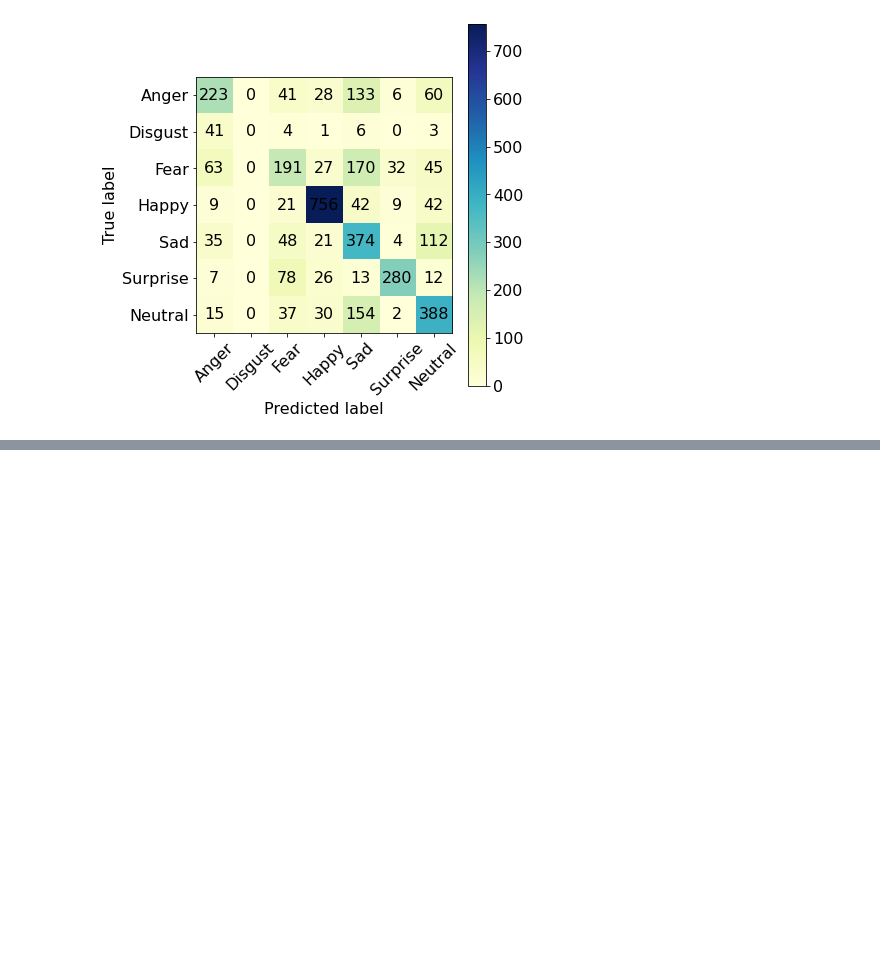
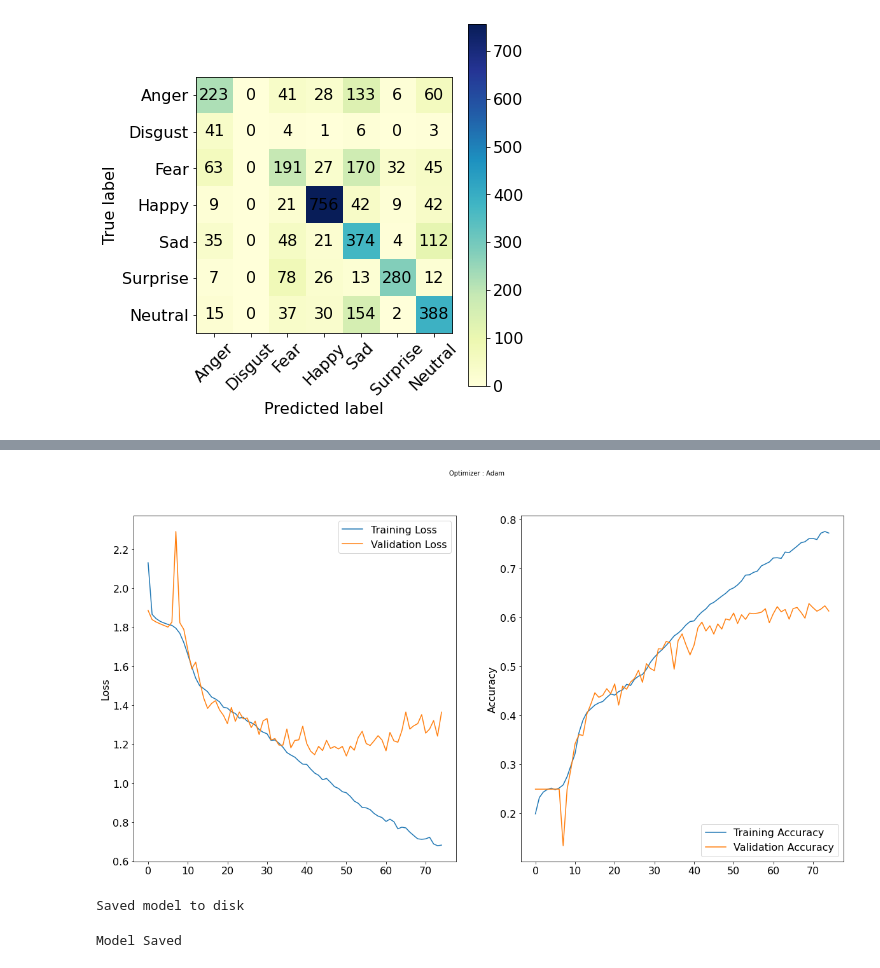
Before and after one commit to Vidhuran-Rajendran/Face_Emotion_Recognition, a Jupyter notebook: Live_class_Monitoring_System(Face_Emotion_Recognition).ipynb, the cells around one changed output, grey strips where cells are left out. Cells and saved outputs as stored; diff of their text form; code cells hidden in the pictures; blank space fills up the shorter version.

```diff
--- a/Live_class_Monitoring_System(Face_Emotion_Recognition).ipynb
+++ b/Live_class_Monitoring_System(Face_Emotion_Recognition).ipynb
@@ -383,0 +401,35 @@ plt.show()
+# %%
+#Plotting Accuracy & Loss
+
+plt.figure(figsize=(20,10))
+plt.subplot(1, 2, 1)
+plt.suptitle('Optimizer : Adam', fontsize=10)
+plt.ylabel('Loss', fontsize=16)
+plt.plot(history.history['loss'], label='Training Loss')
+plt.plot(history.history['val_loss'], label='Validation Loss')
+plt.legend(loc='upper right')
+
+plt.subplot(1, 2, 2)
+plt.ylabel('Accuracy', fontsize=16)
+plt.plot(history.history['accuracy'], label='Training Accuracy')
+plt.plot(history.history['val_accuracy'], label='Validation Accuracy')
+plt.legend(loc='lower right')
+plt.show()
+# %% [output]
+[figure, added]
+# %%
+from keras.models import model_from_json
+model_json = model.to_json()
+with open("/content/drive/MyDrive/Face_Emotion_Recognition/Model/model.json", "w") as json_file:
+    json_file.write(model_json)
+# serialize weights to HDF5
+model.save_weights("/content/drive/MyDrive/Face_Emotion_Recognition/Model/model.hdf5")
+print("Saved model to disk")
+# %% [output]
+Saved model to disk
+# %%
+# Saving the whole model along with architecture in FER_model.h5
+model.save('/content/drive/MyDrive/Face_Emotion_Recognition/Model/FER_model.h5')
+print('Model Saved')
+# %% [output]
+Model Saved
```
Also changed, not shown: parts of 2 cells of this notebook.
